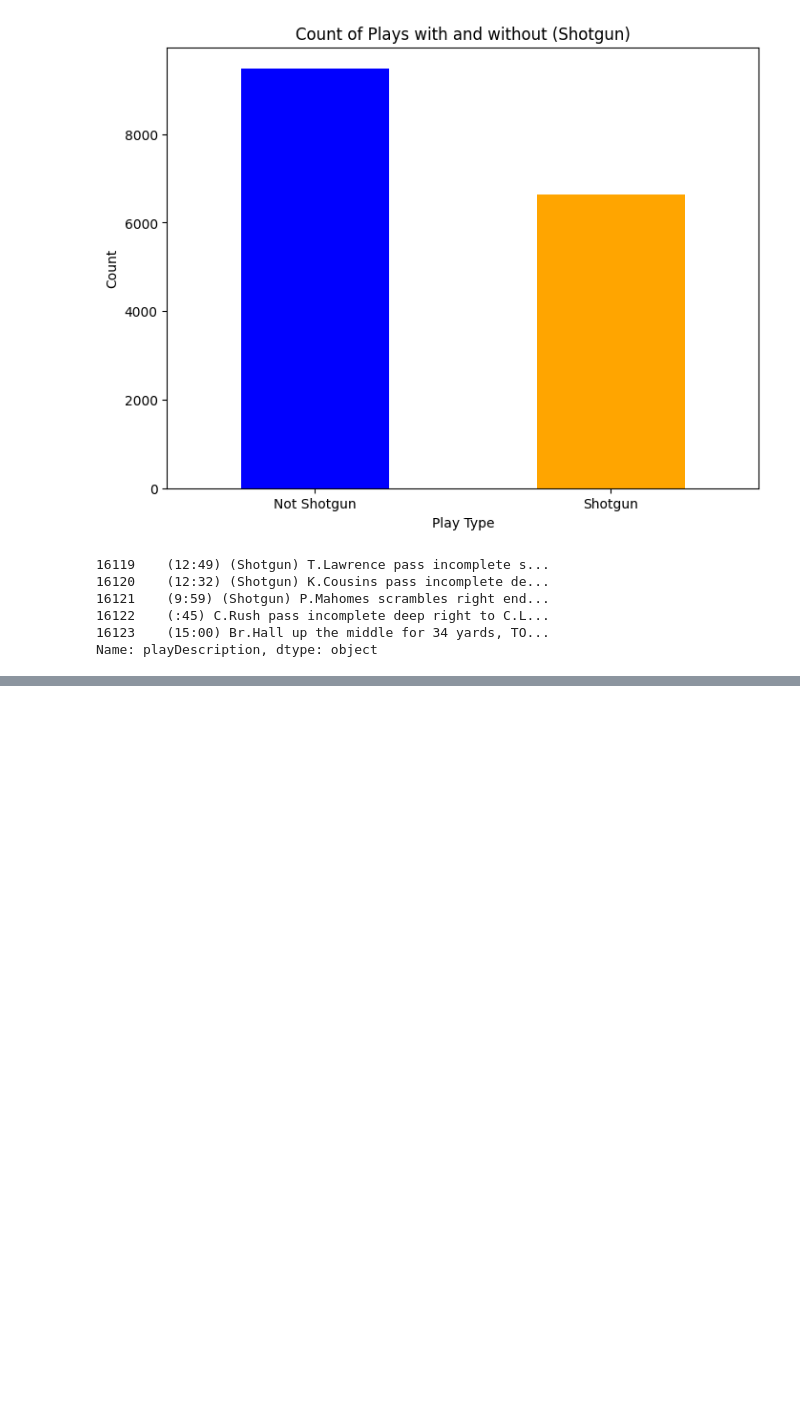
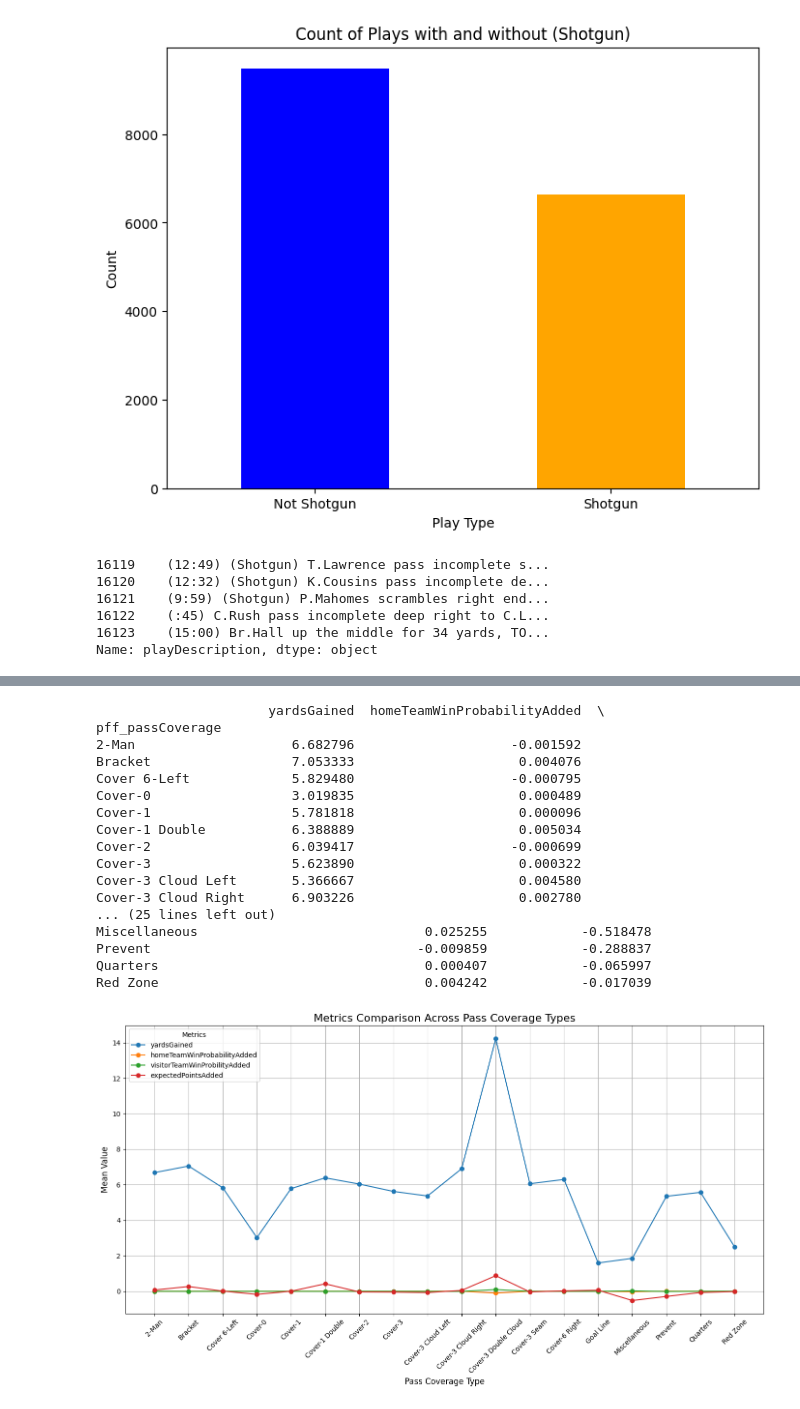
Before and after one commit to lanvu301/NFL-Big-Data-Bowl, a Jupyter notebook: script.ipynb, the cells around one changed output, grey strips where cells are left out. Cells and saved outputs as stored; diff of their text form; code cells hidden in the pictures; blank space fills up the shorter version.

```diff
--- a/script.ipynb
+++ b/script.ipynb
@@ -164,0 +213,47 @@ Name: playDescription, dtype: object
+# %%
+# Select relevant columns
+passCoverage_analysis = players[['pff_passCoverage','yardsGained', 'homeTeamWinProbabilityAdded', 'visitorTeamWinProbilityAdded', 'expectedPointsAdded']]
+
+# Group by isShotgun and calculate the mean for each group
+passCoverage_grouped = passCoverage_analysis.groupby('pff_passCoverage').mean()
+
+# Display the results
+print(passCoverage_grouped)
+
+# Line chart visualization
+plt.figure(figsize=(14, 8))
+
+# Plot each metric as a separate line
+for column in passCoverage_grouped.columns:
+    plt.plot(passCoverage_grouped.index, passCoverage_grouped[column], marker='o', label=column)
+
+# Enhance the chart
+plt.title("Metrics Comparison Across Pass Coverage Types", fontsize=16)
+plt.xlabel("Pass Coverage Type", fontsize=12)
+plt.ylabel("Mean Value", fontsize=12)
+plt.xticks(rotation=45)
+plt.legend(title="Metrics", loc='upper left')
+plt.grid(True)
+
+# Show the chart
+plt.tight_layout()
+plt.show()
+# %% [output]
+                      yardsGained  homeTeamWinProbabilityAdded  \
+pff_passCoverage
+2-Man                    6.682796                    -0.001592
+Bracket                  7.053333                     0.004076
+Cover 6-Left             5.829480                    -0.000795
+Cover-0                  3.019835                     0.000489
+Cover-1                  5.781818                     0.000096
+Cover-1 Double           6.388889                     0.005034
+Cover-2                  6.039417                    -0.000699
+Cover-3                  5.623890                     0.000322
+Cover-3 Cloud Left       5.366667                     0.004580
+Cover-3 Cloud Right      6.903226                     0.002780
+... (25 lines left out)
+Miscellaneous                             0.025255            -0.518478
+Prevent                                  -0.009859            -0.288837
+Quarters                                  0.000407            -0.065997
+Red Zone                                  0.004242            -0.017039
+[figure, added]
```
Also changed, not shown: parts of 6 cells of this notebook.
